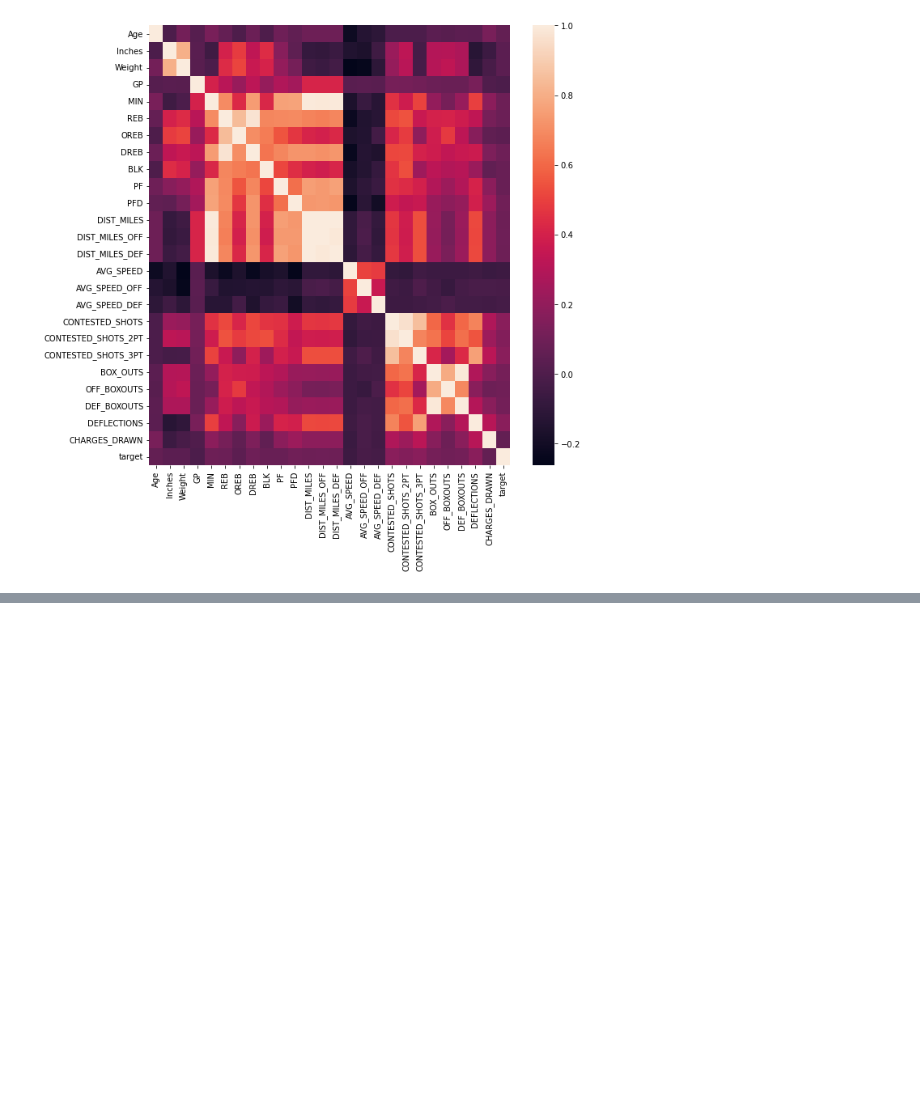
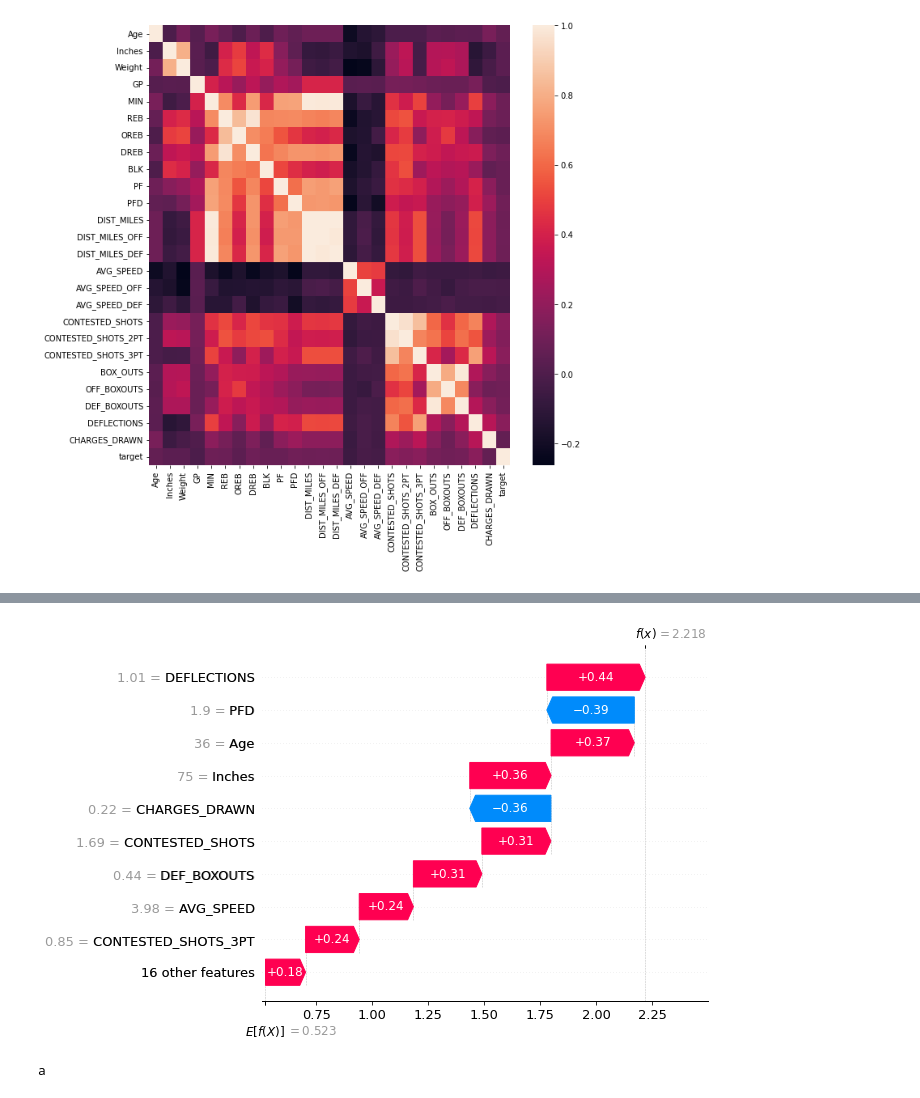
Before and after one commit to manelfideles/nba-injury-prediction, a Jupyter notebook: code.ipynb, the cells around one changed output, grey strips where cells are left out. Drawn from its saved outputs; the diff is of its cells as text; code cells hidden in the pictures; blank space fills up the shorter version.

```diff
--- a/code.ipynb
+++ b/code.ipynb
@@ -100,0 +120,8 @@ ntree_limit is deprecated, use `iteration_range` or model slicing instead.
+# %%
+plt.figure(figsize=(6,6))
+shap.plots.waterfall(shap_values[0])
+
+print('a')
+# %% [output]
+[figure, added]
+a
```
Also changed, not shown: parts of 6 cells of this notebook.
